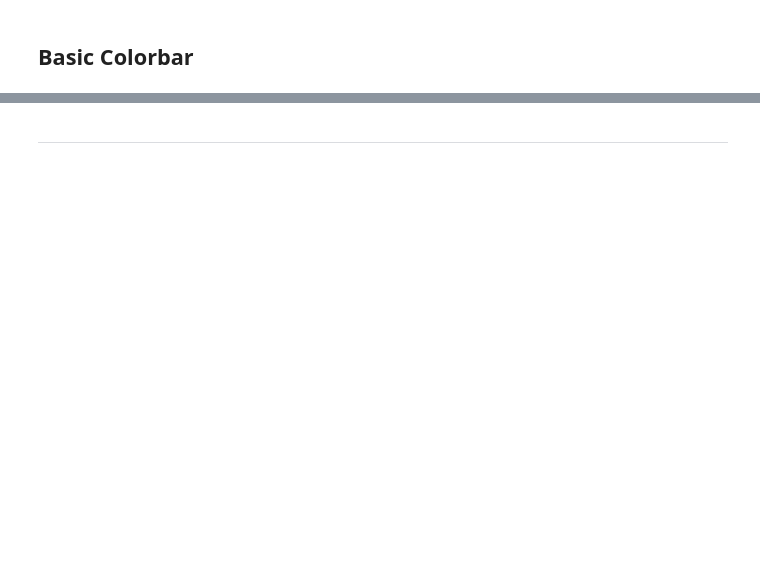
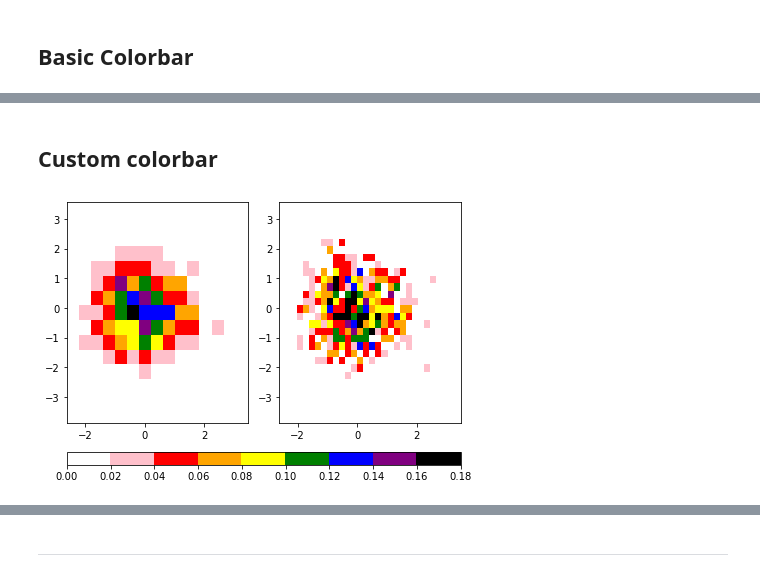
Before and after one commit to anissa111/matplotlib-tutorial, a Jupyter notebook: notebooks/02-colorbars.ipynb, the cells around one changed output, grey strips where cells are left out. Cells and saved outputs as stored; diff of their text form; code cells hidden in the pictures; blank space fills up the shorter version.

```diff
--- a/notebooks/02-colorbars.ipynb
+++ b/notebooks/02-colorbars.ipynb
@@ -82,0 +95,18 @@ plt.colorbar();
+# %% [markdown]
+## Custom colorbar
+# %%
+from matplotlib.colors import Normalize, ListedColormap
+
+colors = ['white','pink','red','orange','yellow','green','blue','purple','black']
+ccmap = ListedColormap(colors)
+norm = Normalize(vmin=0, vmax=0.18)
+
+fig, ax = plt.subplots(nrows=1, ncols=2, constrained_layout=True)
+
+hist1 = ax[0].hist2d(x, y, bins=15, density=True, cmap=ccmap, norm=norm)
+hist2 = ax[1].hist2d(x, y, bins=30, density=True, cmap=ccmap, norm=norm)
+plt.setp(ax, aspect='equal')
+
+cbar = fig.colorbar(hist1[3], ax=ax, location='bottom')
+# %% [output]
+[figure, added]
```
Also changed, not shown: parts of 5 cells of this notebook.
